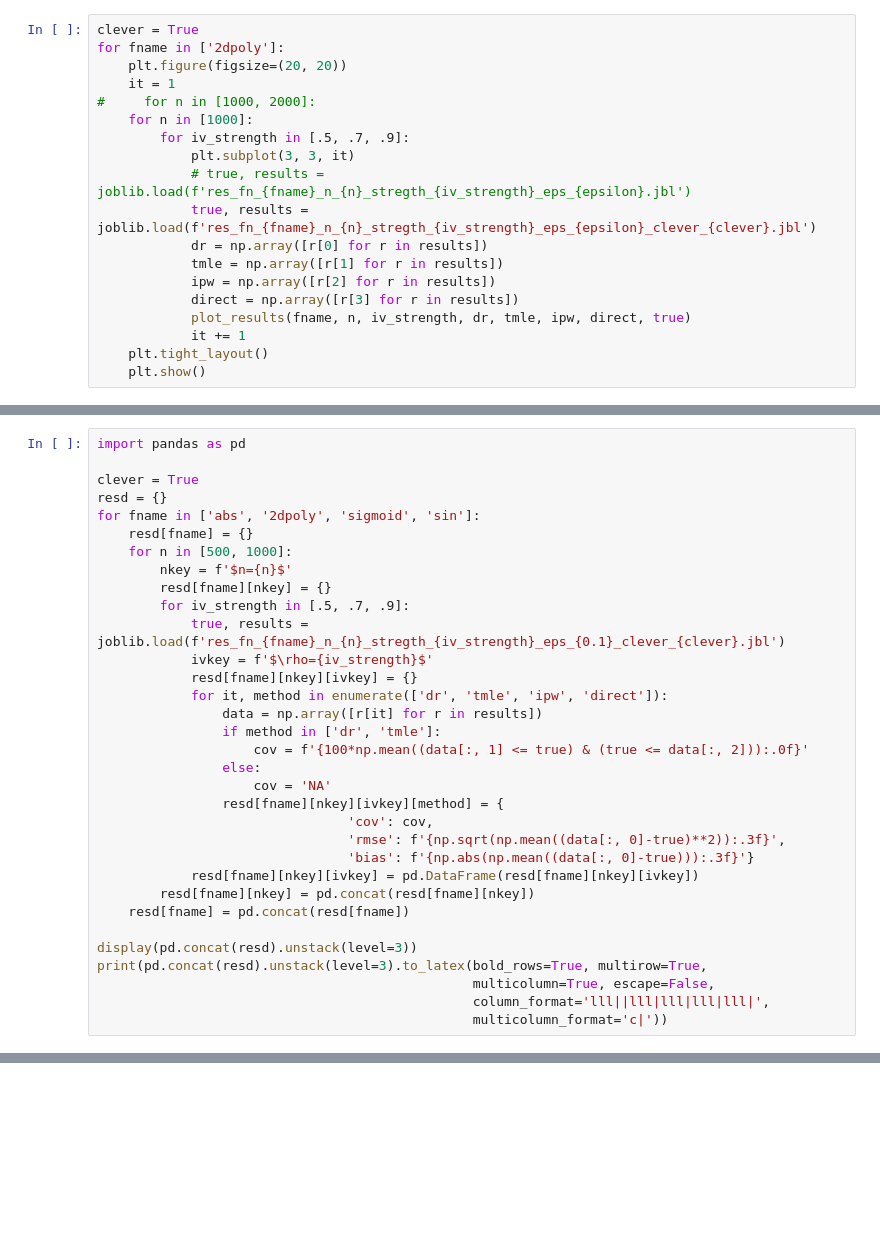
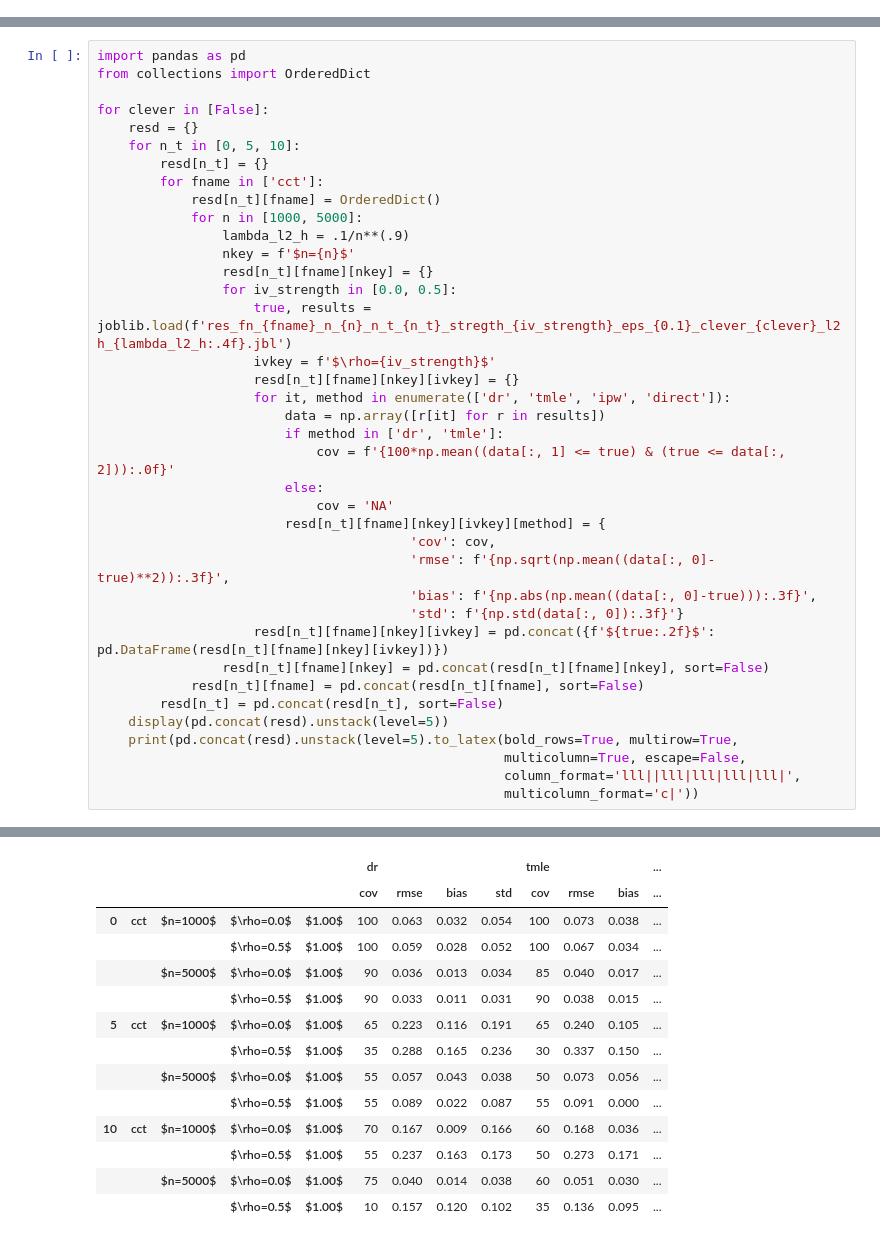
Before and after one commit to syrgkanislab/npiv_functionals, a Jupyter notebook: notebooks/Postprocess.ipynb, the cells around one changed output, grey strips where cells are left out. Drawn from its saved outputs; the diff is of its cells as text; blank space fills up the shorter version.

```diff
--- a/notebooks/Postprocess.ipynb
+++ b/notebooks/Postprocess.ipynb
@@ -131,19 +81,0 @@ print(pd.concat(resd).unstack(level=3).to_latex(bold_rows=True, multirow=True,
-# %%
-clever = True
-for fname in ['2dpoly']:
-    plt.figure(figsize=(20, 20))
-    it = 1
-#     for n in [1000, 2000]:
-    for n in [1000]:
-        for iv_strength in [.5, .7, .9]:
-            plt.subplot(3, 3, it)
-            # true, results = joblib.load(f'res_fn_{fname}_n_{n}_stregth_{iv_strength}_eps_{epsilon}.jbl')
-            true, results = joblib.load(f'res_fn_{fname}_n_{n}_stregth_{iv_strength}_eps_{epsilon}_clever_{clever}.jbl')
-            dr = np.array([r[0] for r in results])
-            tmle = np.array([r[1] for r in results])
-            ipw = np.array([r[2] for r in results])
-            direct = np.array([r[3] for r in results])
-            plot_results(fname, n, iv_strength, dr, tmle, ipw, direct, true)
-            it += 1
-    plt.tight_layout()
-    plt.show()
@@ -152,34 +117,39 @@ for fname in ['2dpoly']:
 # %%
 import pandas as pd
+from collections import OrderedDict
 
-clever = True
-resd = {}
-for fname in ['abs', '2dpoly', 'sigmoid', 'sin']:
-    resd[fname] = {}
-    for n in [500, 1000]:
-        nkey = f'$n={n}$'
-        resd[fname][nkey] = {}
-        for iv_strength in [.5, .7, .9]:
-            true, results = joblib.load(f'res_fn_{fname}_n_{n}_stregth_{iv_strength}_eps_{0.1}_clever_{clever}.jbl')
-            ivkey = f'$\rho={iv_strength}$'
-            resd[fname][nkey][ivkey] = {}
-            for it, method in enumerate(['dr', 'tmle', 'ipw', 'direct']):
-                data = np.array([r[it] for r in results])
-                if method in ['dr', 'tmle']:
-                    cov = f'{100*np.mean((data[:, 1] <= true) & (true <= data[:, 2])):.0f}'
-                else:
-                    cov = 'NA'
-                resd[fname][nkey][ivkey][method] = {
-                                'cov': cov,
-                                'rmse': f'{np.sqrt(np.mean((data[:, 0]-true)**2)):.3f}',
-                                'bias': f'{np.abs(np.mean((data[:, 0]-true))):.3f}'}
-            resd[fname][nkey][ivkey] = pd.DataFrame(resd[fname][nkey][ivkey])
-        resd[fname][nkey] = pd.concat(resd[fname][nkey])
-    resd[fname] = pd.concat(resd[fname])
-
-display(pd.concat(resd).unstack(level=3))
-print(pd.concat(resd).unstack(level=3).to_latex(bold_rows=True, multirow=True,
-                                                multicolumn=True, escape=False,
-                                                column_format='lll||lll|lll|lll|lll|',
-                                                multicolumn_format='c|'))
+for clever in [False]:
+    resd = {}
+    for n_t in [0, 5, 10]:
+        resd[n_t] = {}
+        for fname in ['cct']:
+            resd[n_t][fname] = OrderedDict()
+            for n in [1000, 5000]:
+                lambda_l2_h = .1/n**(.9)
+                nkey = f'$n={n}$'
+                resd[n_t][fname][nkey] = {}
+                for iv_strength in [0.0, 0.5]:
+                    true, results = joblib.load(f'res_fn_{fname}_n_{n}_n_t_{n_t}_stregth_{iv_strength}_eps_{0.1}_clever_{clever}_l2h_{lambda_l2_h:.4f}.jbl')
+                    ivkey = f'$\rho={iv_strength}$'
+                    resd[n_t][fname][nkey][ivkey] = {}
+                    for it, method in enumerate(['dr', 'tmle', 'ipw', 'direct']):
+                        data = np.array([r[it] for r in results])
+                        if method in ['dr', 'tmle']:
+                            cov = f'{100*np.mean((data[:, 1] <= true) & (true <= data[:, 2])):.0f}'
+                        else:
+                            cov = 'NA'
+                        resd[n_t][fname][nkey][ivkey][method] = {
+                                        'cov': cov,
+                                        'rmse': f'{np.sqrt(np.mean((data[:, 0]-true)**2)):.3f}',
+                                        'bias': f'{np.abs(np.mean((data[:, 0]-true))):.3f}',
+                                        'std': f'{np.std(data[:, 0]):.3f}'}
+                    resd[n_t][fname][nkey][ivkey] = pd.concat({f'${true:.2f}$': pd.DataFrame(resd[n_t][fname][nkey][ivkey])})
+                resd[n_t][fname][nkey] = pd.concat(resd[n_t][fname][nkey], sort=False)
+            resd[n_t][fname] = pd.concat(resd[n_t][fname], sort=False)
+        resd[n_t] = pd.concat(resd[n_t], sort=False)
+    display(pd.concat(resd).unstack(level=5))
+    print(pd.concat(resd).unstack(level=5).to_latex(bold_rows=True, multirow=True,
+                                                    multicolumn=True, escape=False,
+                                                    column_format='lll||lll|lll|lll|lll|',
+                                                    multicolumn_format='c|'))
 # %% [output]
@@ -186,0 +162,14 @@ FileNotFoundError: [Errno 2] No such file or directory: 'res_fn_abs_n_500_stregt
+|  |  |  |  |  | dr |  |  |  | tmle |  |  | ... |
+|  |  |  |  |  | cov | rmse | bias | std | cov | rmse | bias | ... |
+| 0 | cct | $n=1000$ | $\rho=0.0$ | $1.00$ | 100 | 0.063 | 0.032 | 0.054 | 100 | 0.073 | 0.038 | ... |
+|  |  |  | $\rho=0.5$ | $1.00$ | 100 | 0.059 | 0.028 | 0.052 | 100 | 0.067 | 0.034 | ... |
+|  |  | $n=5000$ | $\rho=0.0$ | $1.00$ | 90 | 0.036 | 0.013 | 0.034 | 85 | 0.040 | 0.017 | ... |
+|  |  |  | $\rho=0.5$ | $1.00$ | 90 | 0.033 | 0.011 | 0.031 | 90 | 0.038 | 0.015 | ... |
+| 5 | cct | $n=1000$ | $\rho=0.0$ | $1.00$ | 65 | 0.223 | 0.116 | 0.191 | 65 | 0.240 | 0.105 | ... |
+|  |  |  | $\rho=0.5$ | $1.00$ | 35 | 0.288 | 0.165 | 0.236 | 30 | 0.337 | 0.150 | ... |
+|  |  | $n=5000$ | $\rho=0.0$ | $1.00$ | 55 | 0.057 | 0.043 | 0.038 | 50 | 0.073 | 0.056 | ... |
+|  |  |  | $\rho=0.5$ | $1.00$ | 55 | 0.089 | 0.022 | 0.087 | 55 | 0.091 | 0.000 | ... |
+| 10 | cct | $n=1000$ | $\rho=0.0$ | $1.00$ | 70 | 0.167 | 0.009 | 0.166 | 60 | 0.168 | 0.036 | ... |
+|  |  |  | $\rho=0.5$ | $1.00$ | 55 | 0.237 | 0.163 | 0.173 | 50 | 0.273 | 0.171 | ... |
+|  |  | $n=5000$ | $\rho=0.0$ | $1.00$ | 75 | 0.040 | 0.014 | 0.038 | 60 | 0.051 | 0.030 | ... |
+|  |  |  | $\rho=0.5$ | $1.00$ | 10 | 0.157 | 0.120 | 0.102 | 35 | 0.136 | 0.095 | ... |
```
Also changed, not shown: parts of 8 cells of this notebook, 9 other files.
